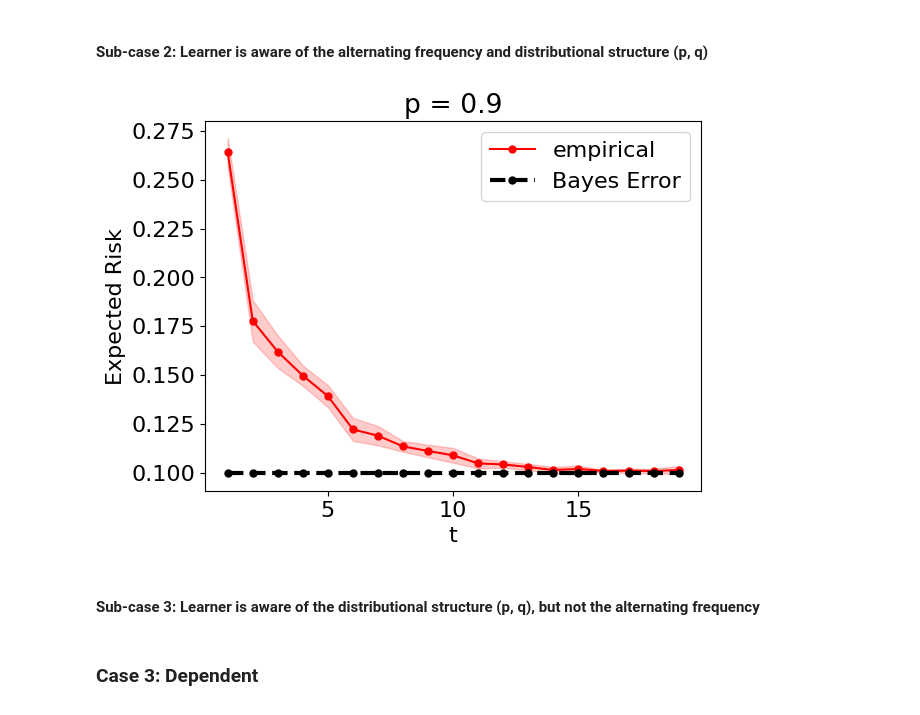
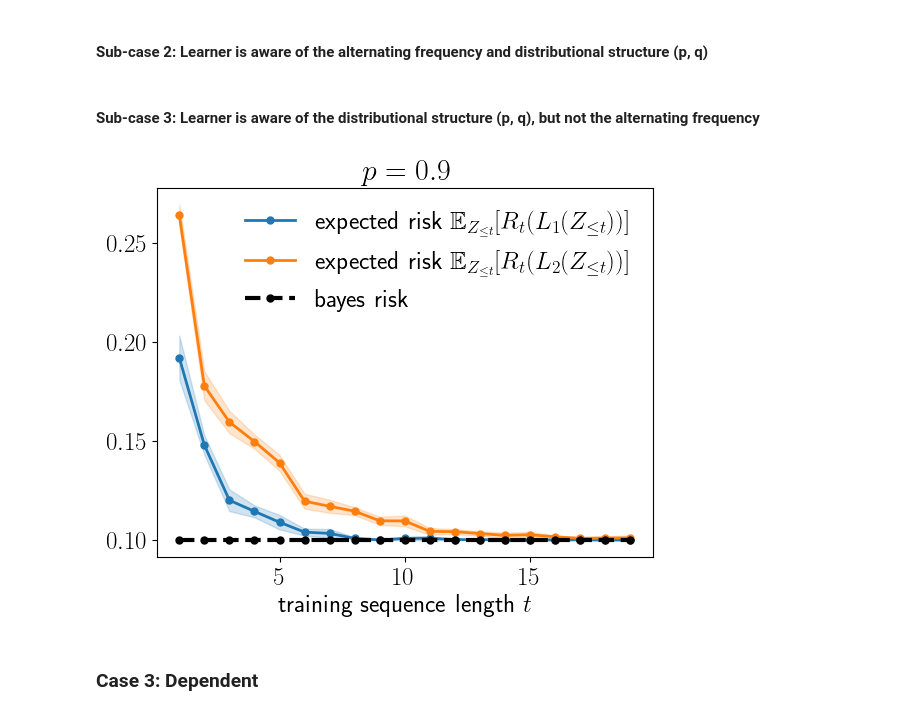
Before and after one commit to YuxinB/ProL, a Jupyter notebook: notebooks/6-four-cases-of-PL.ipynb, the cells around one changed output. Saved outputs shown, nothing was run; the diff lists cells and outputs as text; code cells hidden in the pictures.

```diff
--- a/notebooks/6-four-cases-of-PL.ipynb
+++ b/notebooks/6-four-cases-of-PL.ipynb
@@ -110,8 +127,8 @@ p = 0.9
 q = 1 - p
 T = 20
 t_list = np.arange(1, T+1, 1)
-empirical_expected_future_risks = []
-std = []
+expected_future_risks_1 = []
+std_1 = []
 for t in t_list:
     if t == T:
         break
@@ -137,8 +154,8 @@ for t in t_list:
         tmp.append(future_risk)
 
     # compute the expected integrated risk by averaging out the randomness of training data
-    empirical_expected_future_risks.append(np.mean(tmp))
-    std.append(np.std(tmp))
+    expected_future_risks_1.append(np.mean(tmp))
+    std_1.append(np.std(tmp))
 
 # bayes_risk = (1-p)*np.arange(T-1, 0, -1)
 bayes_risk = (1-p)*np.ones((T-1,))
@@ -195,8 +200,8 @@ p = 0.9
 q = 1 - p
 T = 20
 t_list = np.arange(1, T+1, 1)
-empirical_expected_future_risks = []
-std = []
+expected_future_risks_2 = []
+std_2 = []
 for t in t_list:
     if t == T:
         break
@@ -222,22 +227,10 @@ for t in t_list:
         tmp.append(future_risk)
 
     # compute the expected integrated risk by averaging out the randomness of training data
-    empirical_expected_future_risks.append(np.mean(tmp))
-    std.append(np.std(tmp))
+    expected_future_risks_2.append(np.mean(tmp))
+    std_2.append(np.std(tmp))
 
 # bayes_risk = (1-p)*np.arange(T-1, 0, -1)
 bayes_risk = (1-p)*np.ones((T-1,))
-# %%
-plt.plot(t_list[:-1], empirical_expected_future_risks, label='empirical', color='r', marker='o', ms=5)
-plt.plot(t_list[:-1], bayes_risk, lw=3, marker='o', ls='dashed', ms=5, color='k', label='Bayes Error')
-ci = np.array(std) * 1.96 / np.sqrt(1000)
-plt.fill_between(t_list[:-1], empirical_expected_future_risks-ci, empirical_expected_future_risks+ci, color='r', alpha=0.2)
-plt.xlabel('t')
-plt.ylabel(r'Expected Risk')
-plt.title(f"p = {p}")
-plt.legend()
-plt.show()
-# %% [output]
-[figure, removed]
 # %% [markdown]
 #### Sub-case 3: Learner is aware of the distributional structure (p, q), but not the alternating frequency
@@ -243,0 +239,26 @@ plt.show()
+# %%
+fig, ax = plt.subplots()
+colors = sns.color_palette("tab10")
+
+color = colors[0]
+ax.plot(t_list[:-1], expected_future_risks_1,
+         label=r'expected risk $\mathbb{E}_{Z_{\leq t}}[R_t(L_1(Z_{\leq t}))]$',
+         color=color, marker='o', ms=5, lw=2)
+ci = np.array(std_1) * 1.96 / np.sqrt(reps)
+ax.fill_between(t_list[:-1], expected_future_risks_1-ci, expected_future_risks_1+ci, color=color, alpha=0.2)
+
+color = colors[1]
+ax.plot(t_list[:-1], expected_future_risks_2,
+         label=r'expected risk $\mathbb{E}_{Z_{\leq t}}[R_t(L_2(Z_{\leq t}))]$',
+         color=color, marker='o', ms=5, lw=2)
+ci = np.array(std_2) * 1.96 / np.sqrt(reps)
+ax.fill_between(t_list[:-1], expected_future_risks_2-ci, expected_future_risks_2+ci, color=color, alpha=0.2)
+
+ax.plot(t_list[:-1], bayes_risk, lw=3, marker='o', ls='dashed', ms=5, color='k', label='bayes risk')
+
+ax.set_xlabel(r'training sequence length $t$')
+ax.set_title(fr"$p = {p}$")
+ax.legend(frameon=False)
+plt.show()
+# %% [output]
+[figure, added]
```
Also changed, not shown: parts of 7 cells of this notebook, 2 other files.
